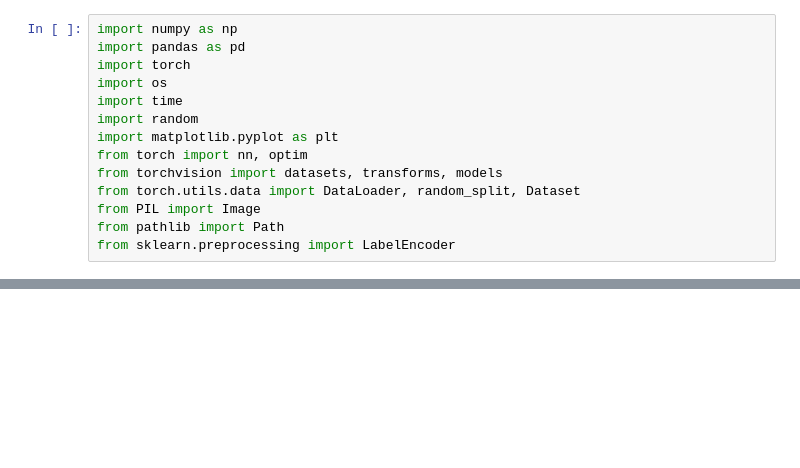
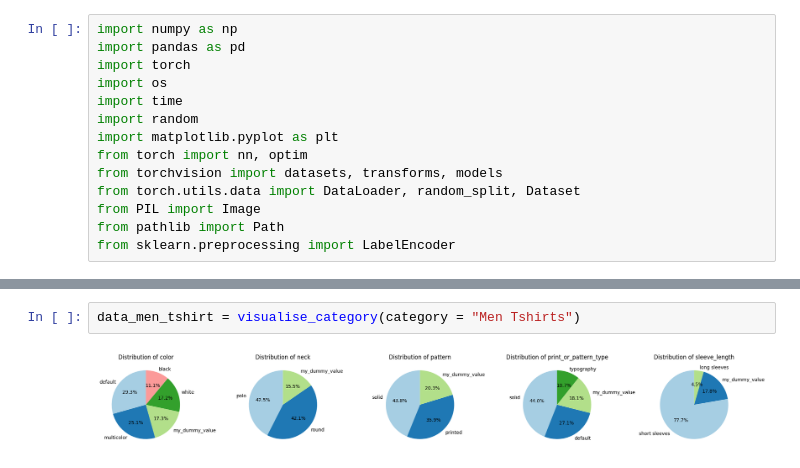
Before and after one commit to mahima2601/Meesho_image_attribute_prediction, a Jupyter notebook: image-attribute-eda.ipynb, the cells around one changed output, grey strips where cells are left out. Cells and saved outputs as stored; diff of their text form; blank space fills up the shorter version.

```diff
--- a/image-attribute-eda.ipynb
+++ b/image-attribute-eda.ipynb
@@ -14,0 +113,4 @@ from sklearn.preprocessing import LabelEncoder
+# %%
+data_men_tshirt = visualise_category(category = "Men Tshirts")
+# %% [output]
+[figure, added]
```
Also changed, not shown: parts of 9 cells of this notebook.
